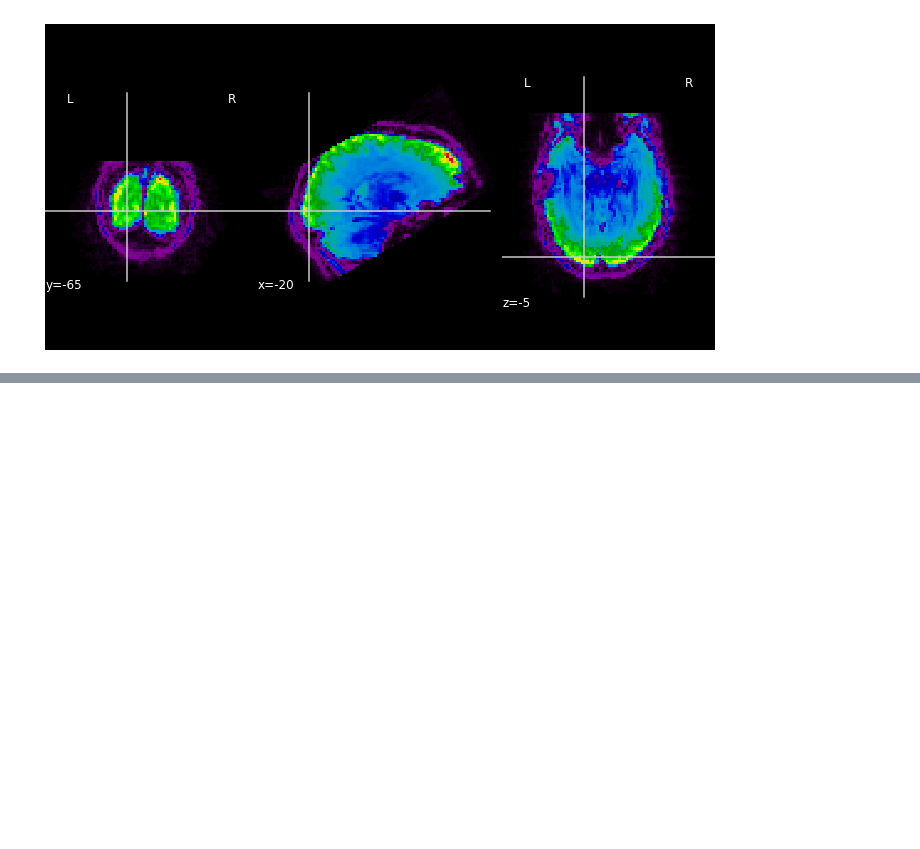
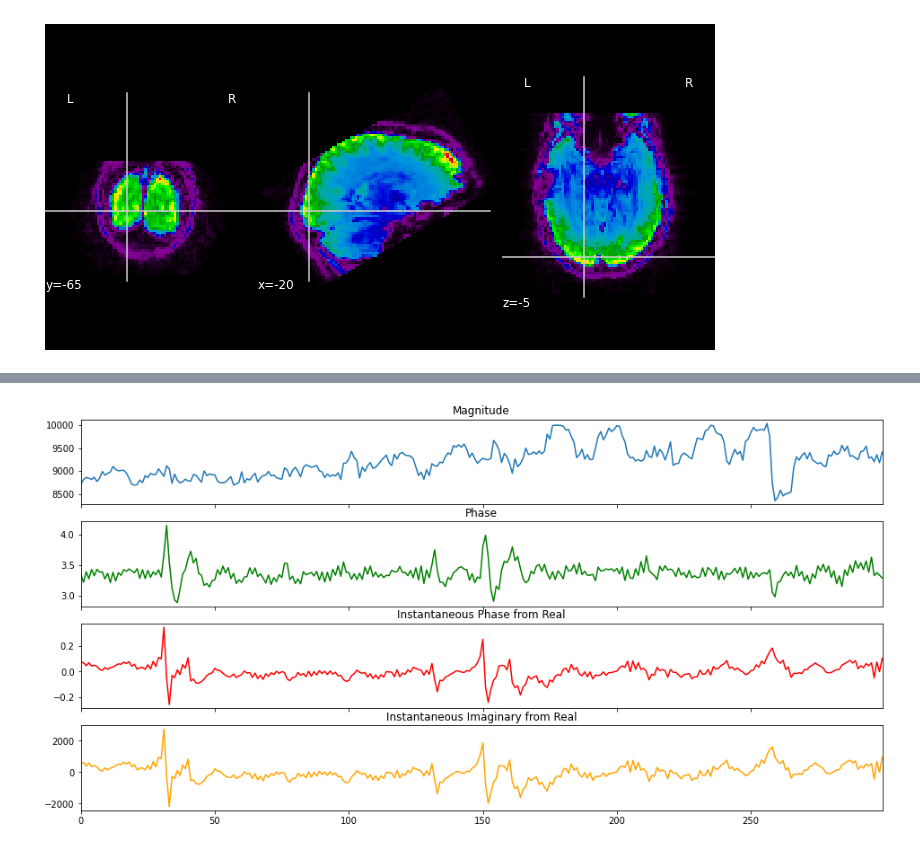
Before and after one commit to tsalo/misc-notebooks, a Jupyter notebook: hilbert_vs_phase.ipynb, the cells around one changed output, grey strips where cells are left out. Saved outputs shown, nothing was run; the diff lists cells and outputs as text; code cells hidden in the pictures; blank space fills up the shorter version.

```diff
--- a/hilbert_vs_phase.ipynb
+++ b/hilbert_vs_phase.ipynb
@@ -60,0 +87,18 @@ instantaneous_phase = np.unwrap(np.angle(analytic_signal))
+# %%
+analytic_signal2 = hilbert(r_data)
+amplitude_envelope = np.abs(analytic_signal2)
+instantaneous_phase2 = np.unwrap(np.angle(analytic_signal2))
+
+fig, axes = plt.subplots(nrows=4, figsize=(16, 8), sharex=True)
+axes[0].plot(m_data)
+axes[0].set_title('Magnitude')
+axes[1].plot(p_data, color='green')
+axes[1].set_title('Phase')
+axes[2].plot(instantaneous_phase2, color='red')
+axes[2].set_title('Instantaneous Phase from Real')
+axes[3].plot(analytic_signal2.imag, color='orange')
+axes[3].set_title('Instantaneous Imaginary from Real')
+axes[0].set_xlim(0, m_data.shape[0] - 1)
+fig.show()
+# %% [output]
+[figure, added]
```
Also changed, not shown: parts of 12 cells of this notebook, 11 other files.
